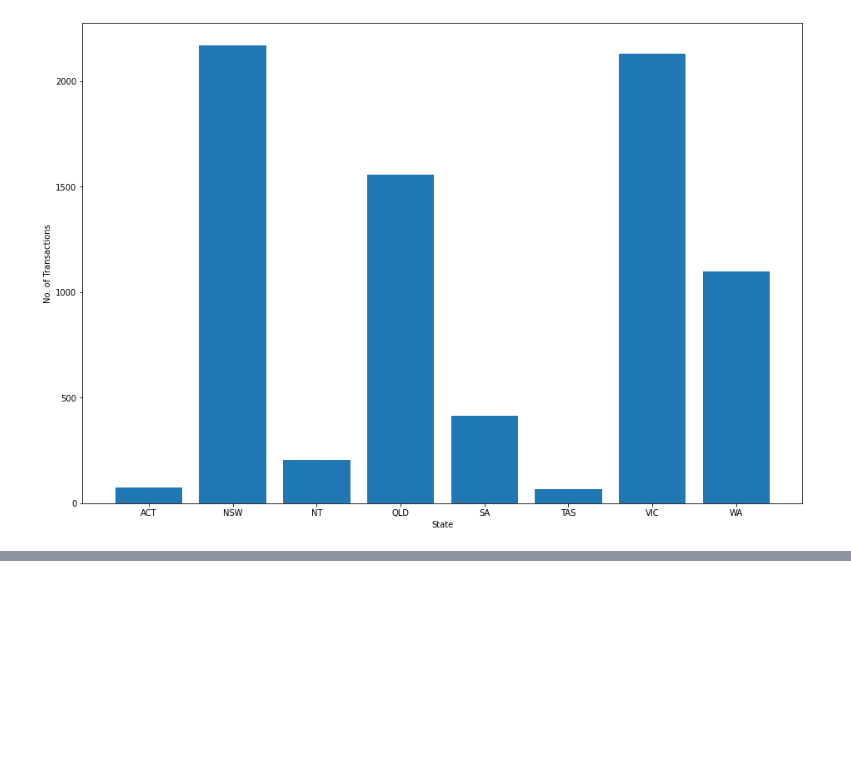
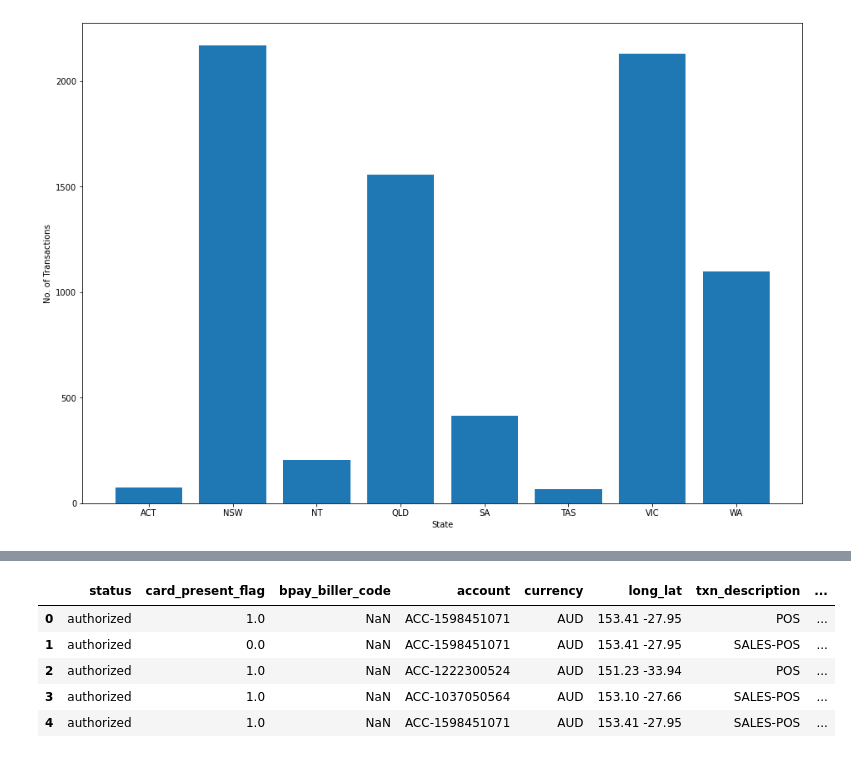
Before and after one commit to andrew-app/ANZDataAnalysis, a Jupyter notebook: task1.ipynb, the cells around one changed output, grey strips where cells are left out. Saved outputs shown, nothing was run; the diff lists cells and outputs as text; code cells hidden in the pictures; blank space fills up the shorter version.

```diff
--- a/task1.ipynb
+++ b/task1.ipynb
@@ -5,5 +5,3 @@ import numpy as np
 df = pd.read_csv("Datasets/ANZ.csv")
 
 df2 = df
-
-df = df.groupby("first_name")
@@ -77,0 +53,9 @@ pd.__version__
+# %%
+df.head()
+# %% [output]
+|  | status | card_present_flag | bpay_biller_code | account | currency | long_lat | txn_description | ... |
+| 0 | authorized | 1.0 | NaN | ACC-1598451071 | AUD | 153.41 -27.95 | POS | ... |
+| 1 | authorized | 0.0 | NaN | ACC-1598451071 | AUD | 153.41 -27.95 | SALES-POS | ... |
+| 2 | authorized | 1.0 | NaN | ACC-1222300524 | AUD | 151.23 -33.94 | POS | ... |
+| 3 | authorized | 1.0 | NaN | ACC-1037050564 | AUD | 153.10 -27.66 | SALES-POS | ... |
+| 4 | authorized | 1.0 | NaN | ACC-1598451071 | AUD | 153.41 -27.95 | SALES-POS | ... |
```
Also changed, not shown: parts of 7 cells of this notebook, 3 other files.
